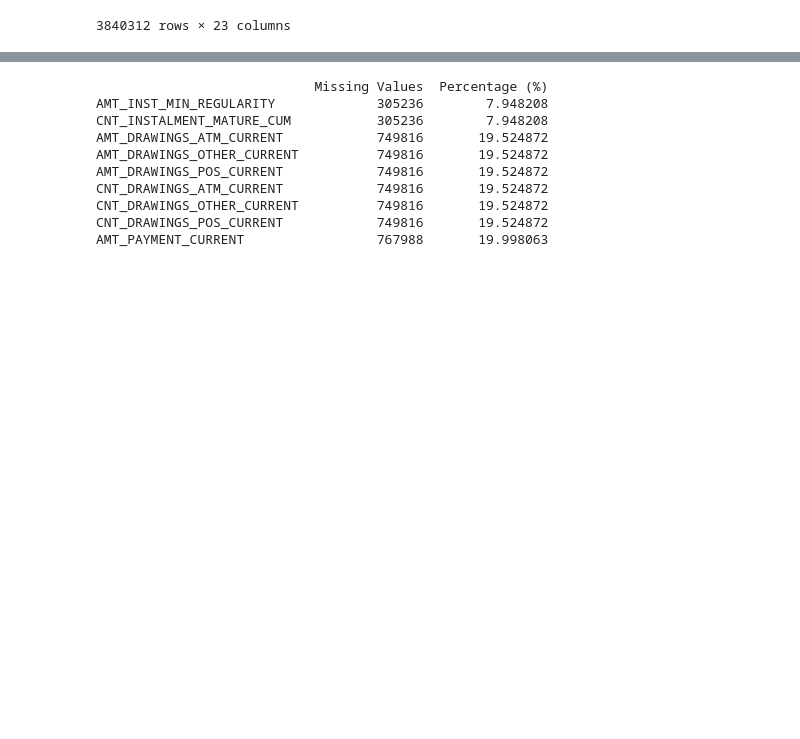
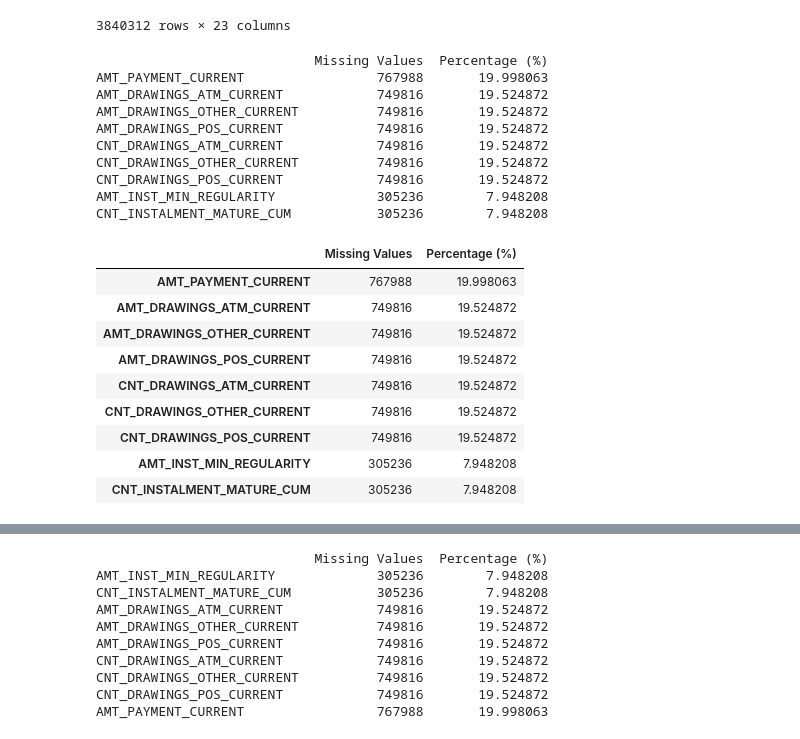
Before and after one commit to hung20gg/datavis_final, a Jupyter notebook: eda/balance.ipynb, the cells around one changed output, grey strips where cells are left out. Cells and saved outputs as stored; diff of their text form; code cells hidden in the pictures; blank space fills up the shorter version.

```diff
--- a/eda/balance.ipynb
+++ b/eda/balance.ipynb
@@ -3,7 +3,7 @@ import pandas as pd
 import numpy as np
 from matplotlib import pyplot as plt
 # %%
-def display_missing_data_info(dataframe):
+def display_missing_data_info(dataframe, ascending=False):
     missing_values_count = dataframe.isnull().sum()
     missing_values_percentage = (dataframe.isnull().mean() * 100)
     missing_data = pd.DataFrame({
@@ -13,7 +13,7 @@ def display_missing_data_info(dataframe):
 
     missing_data = missing_data[missing_data['Missing Values'] > 0]
 
-    sorted_missing_data = missing_data.sort_values(by='Missing Values')
+    sorted_missing_data = missing_data.sort_values(by='Missing Values', ascending=ascending)
 
     print(sorted_missing_data)
     return sorted_missing_data
@@ -34,6 +34,29 @@ balance
 | 3840310 | 1624872 | 430337 | -10 | 0.000 | 450000 | NaN | ... |
 | 3840311 | 2411345 | 236760 | -10 | 0.000 | 157500 | 0.0 | ... |
 3840312 rows × 23 columns
+# %%
+display_missing_data_info(balance)
+# %% [output]
+                            Missing Values  Percentage (%)
+AMT_PAYMENT_CURRENT                 767988       19.998063
+AMT_DRAWINGS_ATM_CURRENT            749816       19.524872
+AMT_DRAWINGS_OTHER_CURRENT          749816       19.524872
+AMT_DRAWINGS_POS_CURRENT            749816       19.524872
+CNT_DRAWINGS_ATM_CURRENT            749816       19.524872
+CNT_DRAWINGS_OTHER_CURRENT          749816       19.524872
+CNT_DRAWINGS_POS_CURRENT            749816       19.524872
+AMT_INST_MIN_REGULARITY             305236        7.948208
+CNT_INSTALMENT_MATURE_CUM           305236        7.948208
+|  | Missing Values | Percentage (%) |
+| AMT_PAYMENT_CURRENT | 767988 | 19.998063 |
+| AMT_DRAWINGS_ATM_CURRENT | 749816 | 19.524872 |
+| AMT_DRAWINGS_OTHER_CURRENT | 749816 | 19.524872 |
+| AMT_DRAWINGS_POS_CURRENT | 749816 | 19.524872 |
+| CNT_DRAWINGS_ATM_CURRENT | 749816 | 19.524872 |
+| CNT_DRAWINGS_OTHER_CURRENT | 749816 | 19.524872 |
+| CNT_DRAWINGS_POS_CURRENT | 749816 | 19.524872 |
+| AMT_INST_MIN_REGULARITY | 305236 | 7.948208 |
+| CNT_INSTALMENT_MATURE_CUM | 305236 | 7.948208 |
 # %%
 y_train = pd.read_csv('../data/application_train.csv')
 y_train.head()
```
Also changed, not shown: 3 other files.
